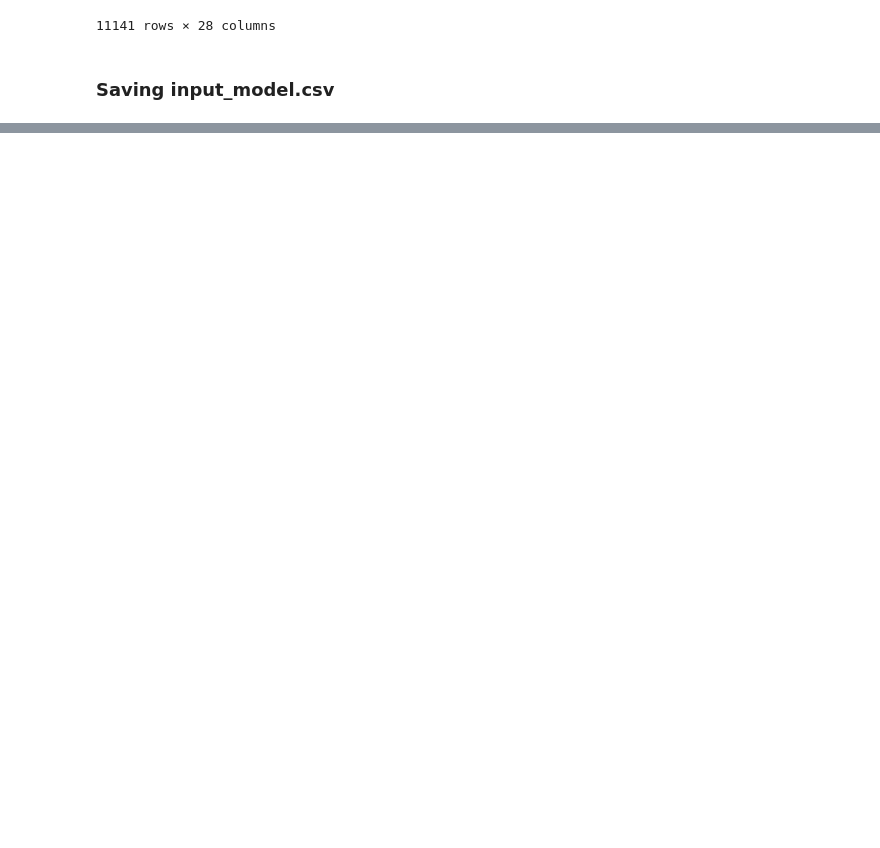
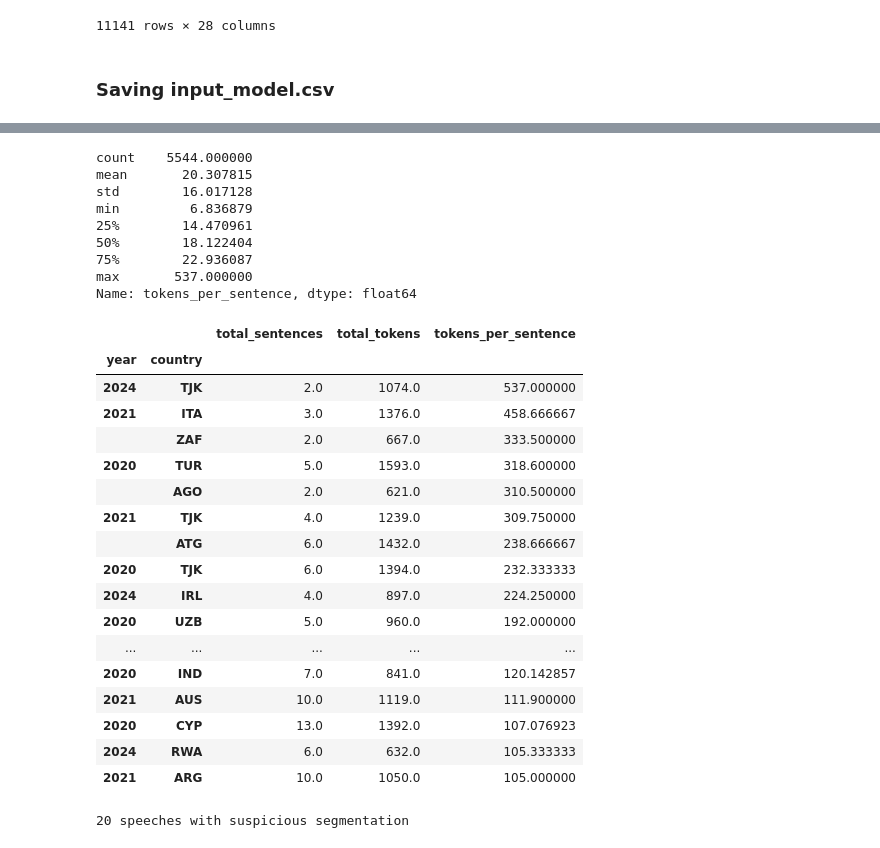
Before and after one commit to jacobgroot/FDS, a Jupyter notebook: exploratory_calixto.ipynb, the cells around one changed output, grey strips where cells are left out. Drawn from its saved outputs; the diff is of its cells as text; code cells hidden in the pictures; blank space fills up the shorter version.

```diff
--- a/exploratory_calixto.ipynb
+++ b/exploratory_calixto.ipynb
@@ -654,0 +555,11 @@ plt.show()
+# %%
+# Create a df for the comparisson
+df_comparisson = df_metrics.copy()
+df_comparisson = df_comparisson[['year','country',
+                                 'total_sentences','climate_sentences_BERT', 'tokens_length', 'climate_change_count']]
+df_comparisson.set_index(['year','country'],inplace=True)
+df_comparisson = df_comparisson.dropna()
+df_comparisson.rename(columns={'climate_sentences_BERT':'BERT_sentence_count',
+                              'tokens_length':'total_tokens',
+                              'climate_change_count':'bigrams_count'},inplace=True)
+df_comparisson.info()
@@ -654,0 +593,43 @@ plt.show()
+# %%
+df_comparisson["tokens_per_sentence"] = df_comparisson["total_tokens"] / df_comparisson["total_sentences"]
+print(df_comparisson["tokens_per_sentence"].describe())
+
+# Speeches with very long "sentences" were probably not split correctly
+display(df_comparisson.sort_values("tokens_per_sentence", ascending=False)
+        [["total_sentences", "total_tokens", "tokens_per_sentence"]].head(20))
+
+# Choose a cut-off after looking at the output above
+MAX_TOKENS_PER_SENTENCE = 100
+bad_seg = df_comparisson["tokens_per_sentence"] > MAX_TOKENS_PER_SENTENCE
+print(bad_seg.sum(), "speeches with suspicious segmentation")
+
+df_clean = df_comparisson[~bad_seg].copy()
+# %% [output]
+count    5544.000000
+mean       20.307815
+std        16.017128
+min         6.836879
+25%        14.470961
+50%        18.122404
+75%        22.936087
+max       537.000000
+Name: tokens_per_sentence, dtype: float64
+|  |  | total_sentences | total_tokens | tokens_per_sentence |
+| year | country |  |  |  |
+| 2024 | TJK | 2.0 | 1074.0 | 537.000000 |
+| 2021 | ITA | 3.0 | 1376.0 | 458.666667 |
+|  | ZAF | 2.0 | 667.0 | 333.500000 |
+| 2020 | TUR | 5.0 | 1593.0 | 318.600000 |
+|  | AGO | 2.0 | 621.0 | 310.500000 |
+| 2021 | TJK | 4.0 | 1239.0 | 309.750000 |
+|  | ATG | 6.0 | 1432.0 | 238.666667 |
+| 2020 | TJK | 6.0 | 1394.0 | 232.333333 |
+| 2024 | IRL | 4.0 | 897.0 | 224.250000 |
+| 2020 | UZB | 5.0 | 960.0 | 192.000000 |
+| ... | ... | ... | ... | ... |
+| 2020 | IND | 7.0 | 841.0 | 120.142857 |
+| 2021 | AUS | 10.0 | 1119.0 | 111.900000 |
+| 2020 | CYP | 13.0 | 1392.0 | 107.076923 |
+| 2024 | RWA | 6.0 | 632.0 | 105.333333 |
+| 2021 | ARG | 10.0 | 1050.0 | 105.000000 |
+20 speeches with suspicious segmentation
```
Also changed, not shown: parts of 23 cells of this notebook, 3 other files.
